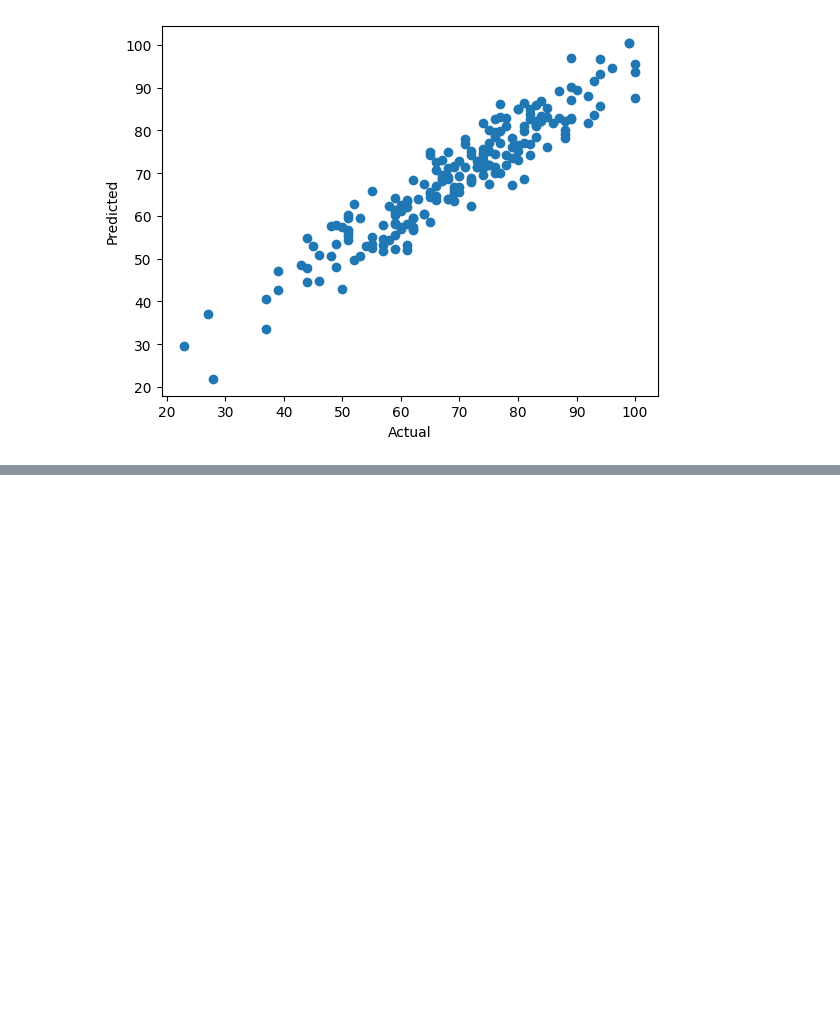
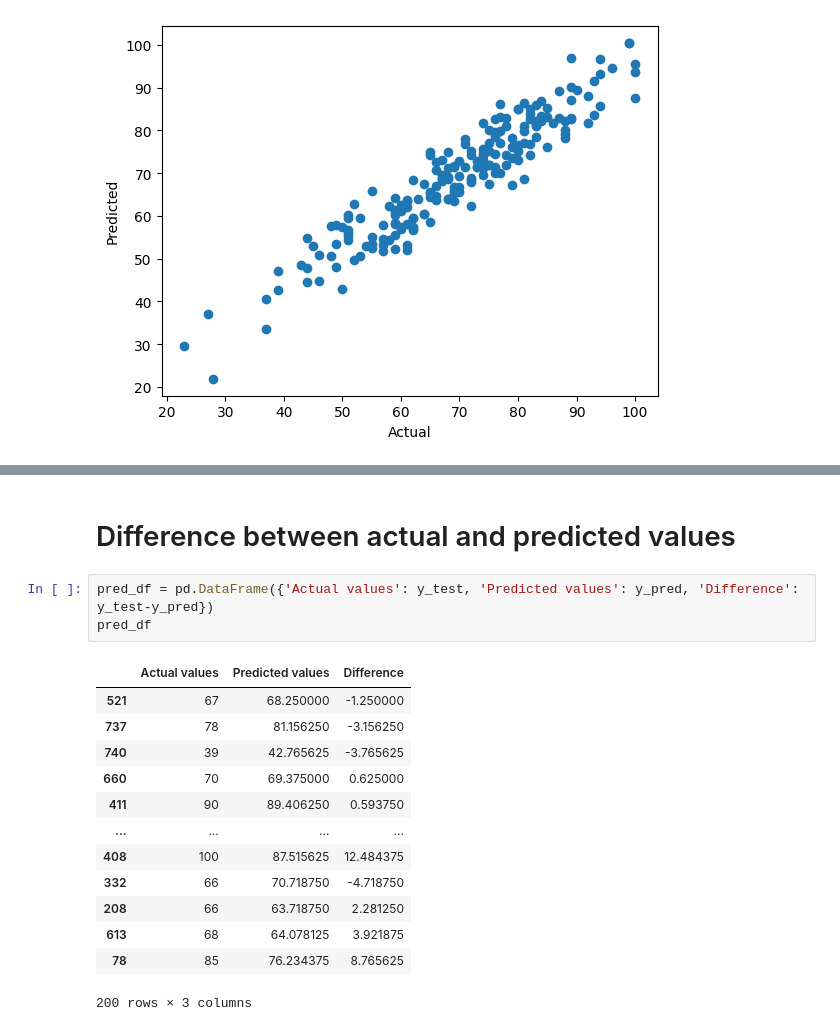
Before and after one commit to Madushani-Weerasekara/EndToEndMLProject, a Jupyter notebook: src/notebook/2. MODEL TRAINING.ipynb, the cells around one changed output, grey strips where cells are left out. Drawn from its saved outputs; the diff is of its cells as text; blank space fills up the shorter version.

```diff
--- a/src/notebook/2. MODEL TRAINING.ipynb
+++ b/src/notebook/2. MODEL TRAINING.ipynb
@@ -227,0 +233,19 @@ Text(0, 0.5, 'Predicted')
+# %% [markdown]
+# Difference between actual and predicted values
+# %%
+pred_df = pd.DataFrame({'Actual values': y_test, 'Predicted values': y_pred, 'Difference': y_test-y_pred})
+pred_df
+# %% [output]
+|  | Actual values | Predicted values | Difference |
+| 521 | 67 | 68.250000 | -1.250000 |
+| 737 | 78 | 81.156250 | -3.156250 |
+| 740 | 39 | 42.765625 | -3.765625 |
+| 660 | 70 | 69.375000 | 0.625000 |
+| 411 | 90 | 89.406250 | 0.593750 |
+| ... | ... | ... | ... |
+| 408 | 100 | 87.515625 | 12.484375 |
+| 332 | 66 | 70.718750 | -4.718750 |
+| 208 | 66 | 63.718750 | 2.281250 |
+| 613 | 68 | 64.078125 | 3.921875 |
+| 78 | 85 | 76.234375 | 8.765625 |
+200 rows × 3 columns
```
Also changed, not shown: parts of 1 cell of this notebook.
